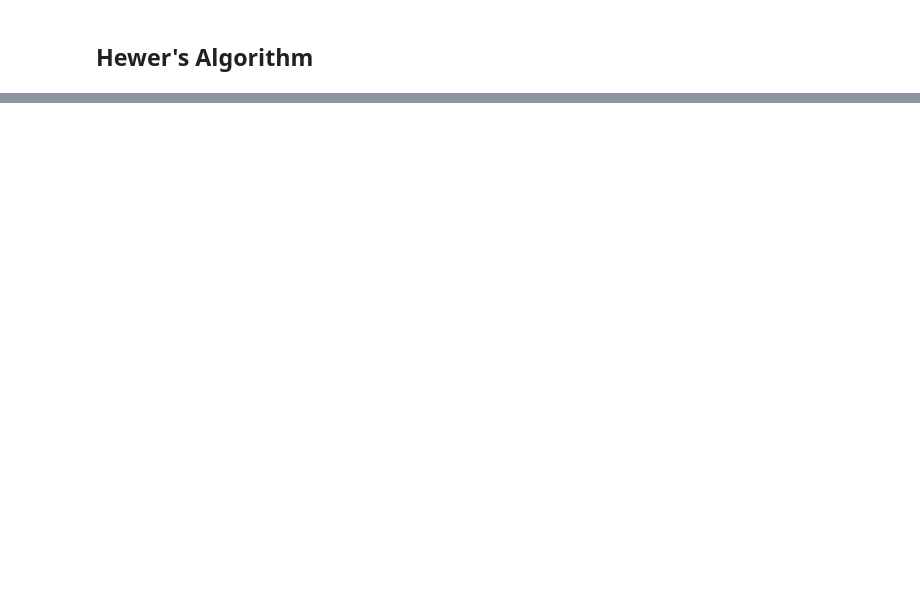
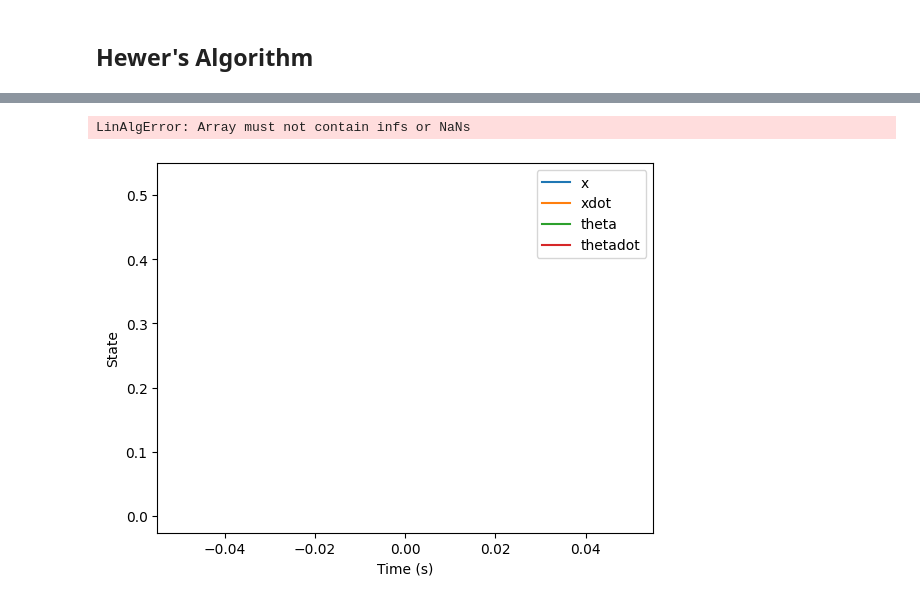
Before and after one commit to kirankigi5/RL_project_crank_rockers, a Jupyter notebook: algos.ipynb, the cells around one changed output, grey strips where cells are left out. Cells and saved outputs as stored; diff of their text form; code cells hidden in the pictures; blank space fills up the shorter version.

Commit message:
modified algos and riccati

```diff
--- a/algos.ipynb
+++ b/algos.ipynb
@@ -126,3 +168,7 @@ F = np.array(F).reshape(1, 4)
+# %%
+print("Eigenvalues of A + BF:", np.linalg.eigvals(A + B @ F))
+# %% [output]
+LinAlgError: Array must not contain infs or NaNs
 # %%
 import cv2
 
@@ -200,25 +248,60 @@ class InvertedPendulum:
             cv2.putText(IM, "POS="+str(np.round(CART_POS,4))+" m", (15, 55), cv2.FONT_HERSHEY_COMPLEX_SMALL, 0.8, (200,200,0), 1)
 
         return IM
-# %%
-sys = InvertedPendulum()
-
-# Initial state
-x0 = np.array([[0], [0], [np.pi/6], [0.]])
-
-# U = F @ x, loop and store U and x
-x = x0
-U = []
-X = []
-
-for i in range(1000):
-    u = F @ x
-    x_dot = A @ x + B @ u
-
-    x = x + x_dot * 0.01
-
-    U.append(u)
-    X.append(x)
+# %%
+# Define the initial value for theta
+theta_0 = np.pi/6
+
+# Define the state vector x and the control input u
+x = np.array([[0], [0], [theta_0], [0]])
+u = 0
+
+# Define the cost function weights Q and R
+Q = np.diag([100, 100, 1, 1])   # higher weight on theta for control input stability
+R = np.array([[0.1]])
+
+# Compute the optimal gain matrix K using the ARE
+P = solve_continuous_are(A, B, Q, R) # solves the continuous algebraic Riccati equation
+K = np.linalg.inv(R + B.T @ P @ B) @ (B.T @ P @ A)
+
+# Simulate the system with the computed gain matrix K
+t0, tf = 0, 50    # initial and final simulation time
+dt = 0.01     # time step
+t = np.arange(t0, tf, dt)
+x_history = np.zeros((4, len(t)))
+x_history[:, 0] = x[:, 0]
+U = []
+
+for i in range(1, len(t)):
+    # Compute the control input using the optimal gain matrix K
+    u = -F @ x
+    U.append(u)
+
+    # Update the state using the system dynamics
+    x_dot = A @ x + B @ u
+
+    x[0] = x[0] - x_dot[0] * dt
+    x[1] = x[1] + x_dot[1] * dt
+    x[2] = x[2] + x_dot[2] * dt
+    x[3] = x[3] + x_dot[3] * dt
+
+    # Save the state history
+    x_history[:, i] = x[:, 0]
+
+# Plot the state history
+import matplotlib.pyplot as plt
+
+plt.figure()
+plt.plot(t, x_history[0, :], label='x')
+plt.plot(t, x_history[1, :], label='xdot')
+plt.plot(t, x_history[2, :], label='theta')
+plt.plot(t, x_history[3, :], label='thetadot')
+plt.legend()
+plt.xlabel('Time (s)')
+plt.ylabel('State')
+plt.show()
+# %% [output]
+[figure, added]
 # %%
 # print eig values of A + BF
 print("Eigen values of A + BF", np.linalg.eigvals(A + B @ F))
```
Also changed, not shown: parts of 13 cells of this notebook, 4 other files.
